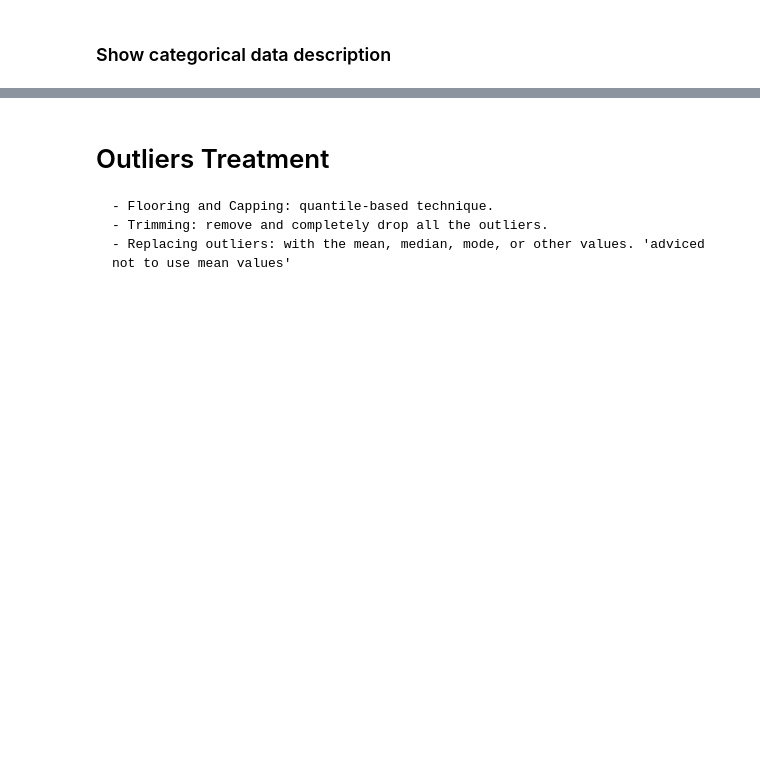
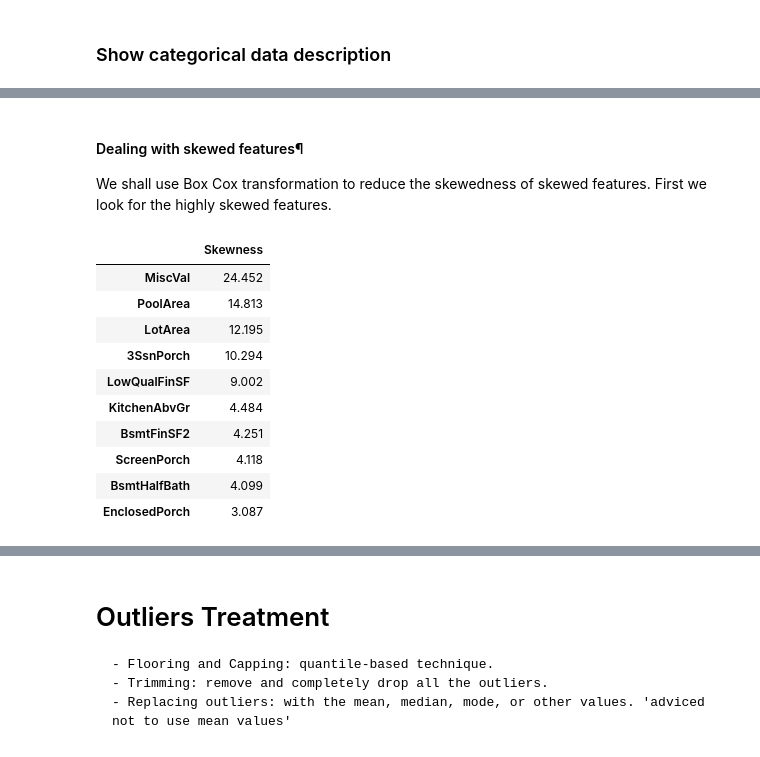
Before and after one commit to mohamedsaadmoustafa/Housing_Prices_Competition_for_Kaggle_Learn_Users, a Jupyter notebook: housing-prices-competition.ipynb, the cells around one changed output, grey strips where cells are left out. Drawn from its saved outputs; the diff is of its cells as text; code cells hidden in the pictures; blank space fills up the shorter version.

```diff
--- a/housing-prices-competition.ipynb
+++ b/housing-prices-competition.ipynb
@@ -559,0 +638,22 @@ df_desc
+# %% [markdown]
+#### Dealing with skewed features¶
+
+We shall use Box Cox transformation to reduce the skewedness of skewed features. First we look for the highly skewed features.
+# %%
+df_numerical = df.select_dtypes(include=np.number)
+skewness = df_numerical.apply(lambda x: stats.skew(x)).sort_values(ascending=False)
+
+skewness_df = pd.DataFrame({'Skewness': skewness})
+skewness_df.head(10)
+# %% [output]
+|  | Skewness |
+| MiscVal | 24.452 |
+| PoolArea | 14.813 |
+| LotArea | 12.195 |
+| 3SsnPorch | 10.294 |
+| LowQualFinSF | 9.002 |
+| KitchenAbvGr | 4.484 |
+| BsmtFinSF2 | 4.251 |
+| ScreenPorch | 4.118 |
+| BsmtHalfBath | 4.099 |
+| EnclosedPorch | 3.087 |
```
Also changed, not shown: parts of 36 cells of this notebook.
